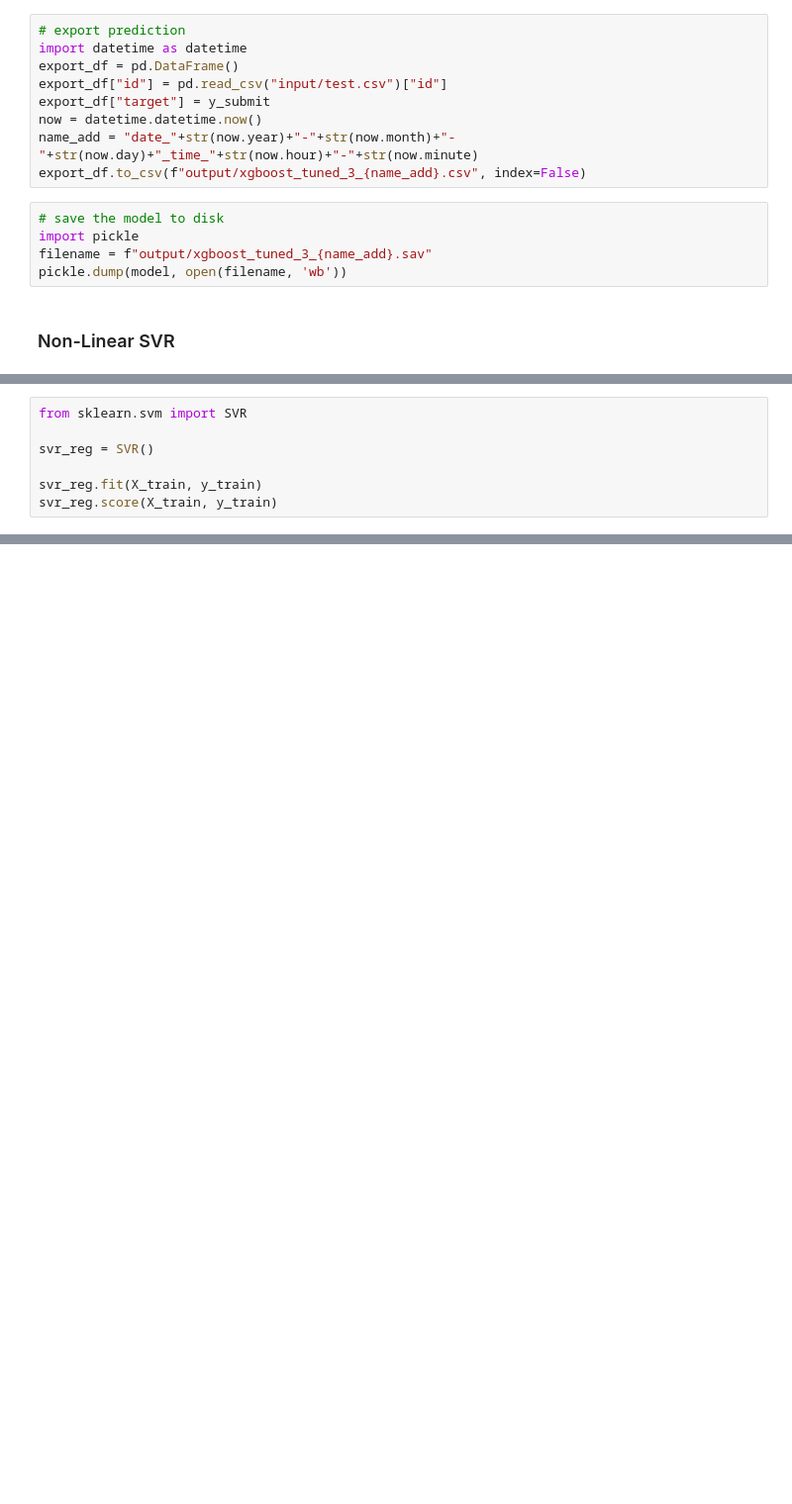
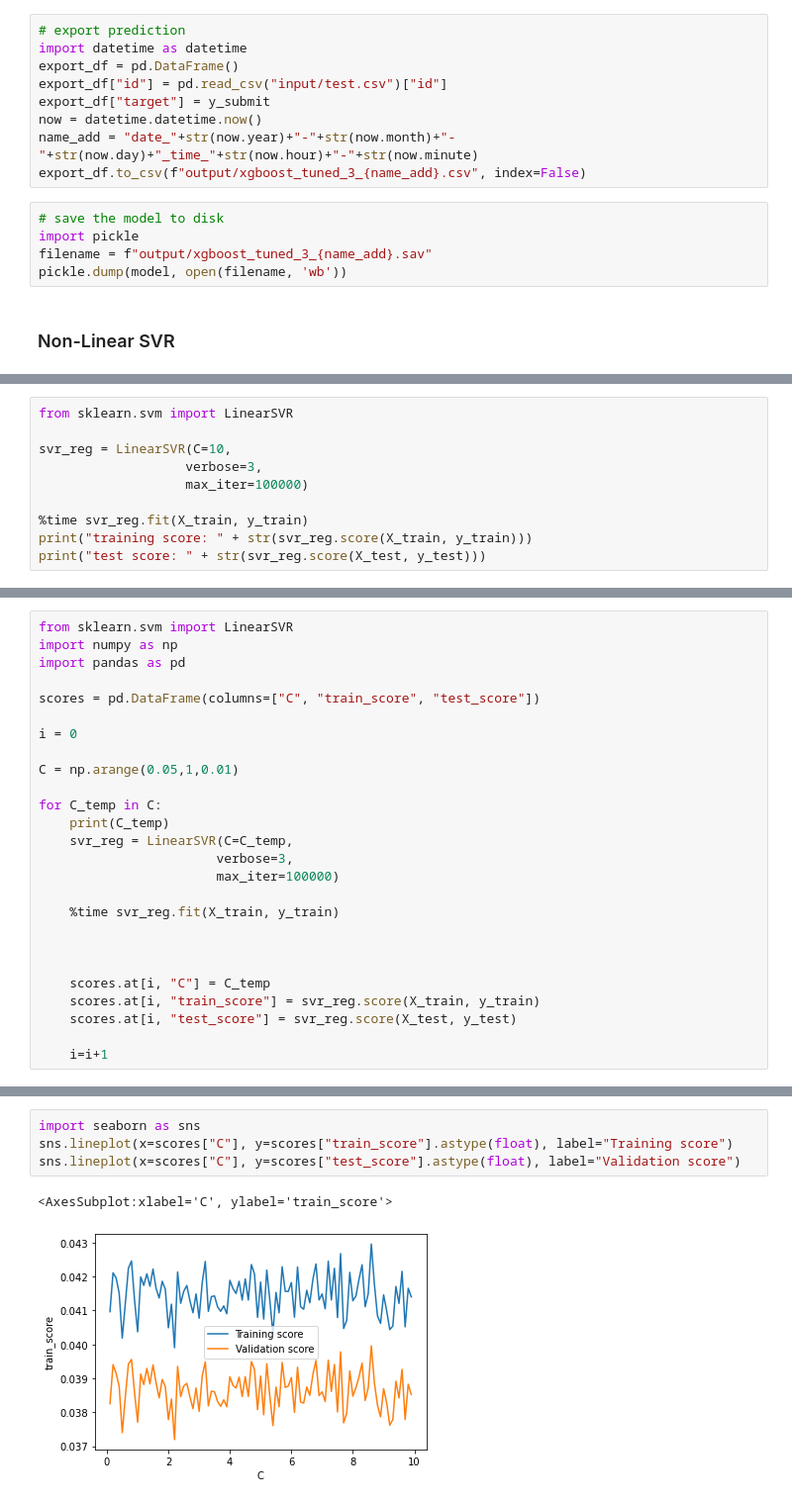
Before and after one commit to JonasSchroeder/Kaggel-Tabular-Playground-Series-2021, a Jupyter notebook: Feb 2021/Kaggle TPS 2021 - February.ipynb, the cells around one changed output, grey strips where cells are left out. Shown at 99% size. Cells and saved outputs as stored; diff of their text form; blank space fills up the shorter version.

```diff
--- a/Feb 2021/Kaggle TPS 2021 - February.ipynb
+++ b/Feb 2021/Kaggle TPS 2021 - February.ipynb
@@ -3563,7 +3619,10 @@ y_train.shape
 # %%
-from sklearn.svm import SVR
+from sklearn.svm import LinearSVR
 
-svr_reg = SVR()
+svr_reg = LinearSVR(C=10,
+                   verbose=3,
+                   max_iter=100000)
 
-svr_reg.fit(X_train, y_train)
-svr_reg.score(X_train, y_train)
+%time svr_reg.fit(X_train, y_train)
+print("training score: " + str(svr_reg.score(X_train, y_train)))
+print("test score: " + str(svr_reg.score(X_test, y_test)))
@@ -3569,0 +3634,26 @@ svr_reg.score(X_train, y_train)
+# %%
+from sklearn.svm import LinearSVR
+import numpy as np
+import pandas as pd
+
+scores = pd.DataFrame(columns=["C", "train_score", "test_score"])
+
+i = 0
+
+C = np.arange(0.05,1,0.01)
+
+for C_temp in C:
+    print(C_temp)
+    svr_reg = LinearSVR(C=C_temp,
+                       verbose=3,
+                       max_iter=100000)
+
+    %time svr_reg.fit(X_train, y_train)
+
+
+
+    scores.at[i, "C"] = C_temp
+    scores.at[i, "train_score"] = svr_reg.score(X_train, y_train)
+    scores.at[i, "test_score"] = svr_reg.score(X_test, y_test)
+
+    i=i+1
@@ -3569,0 +3678,7 @@ svr_reg.score(X_train, y_train)
+# %%
+import seaborn as sns
+sns.lineplot(x=scores["C"], y=scores["train_score"].astype(float), label="Training score")
+sns.lineplot(x=scores["C"], y=scores["test_score"].astype(float), label="Validation score")
+# %% [output]
+<AxesSubplot:xlabel='C', ylabel='train_score'>
+[figure, added]
```
Also changed, not shown: parts of 7 cells of this notebook, 1 other file.
